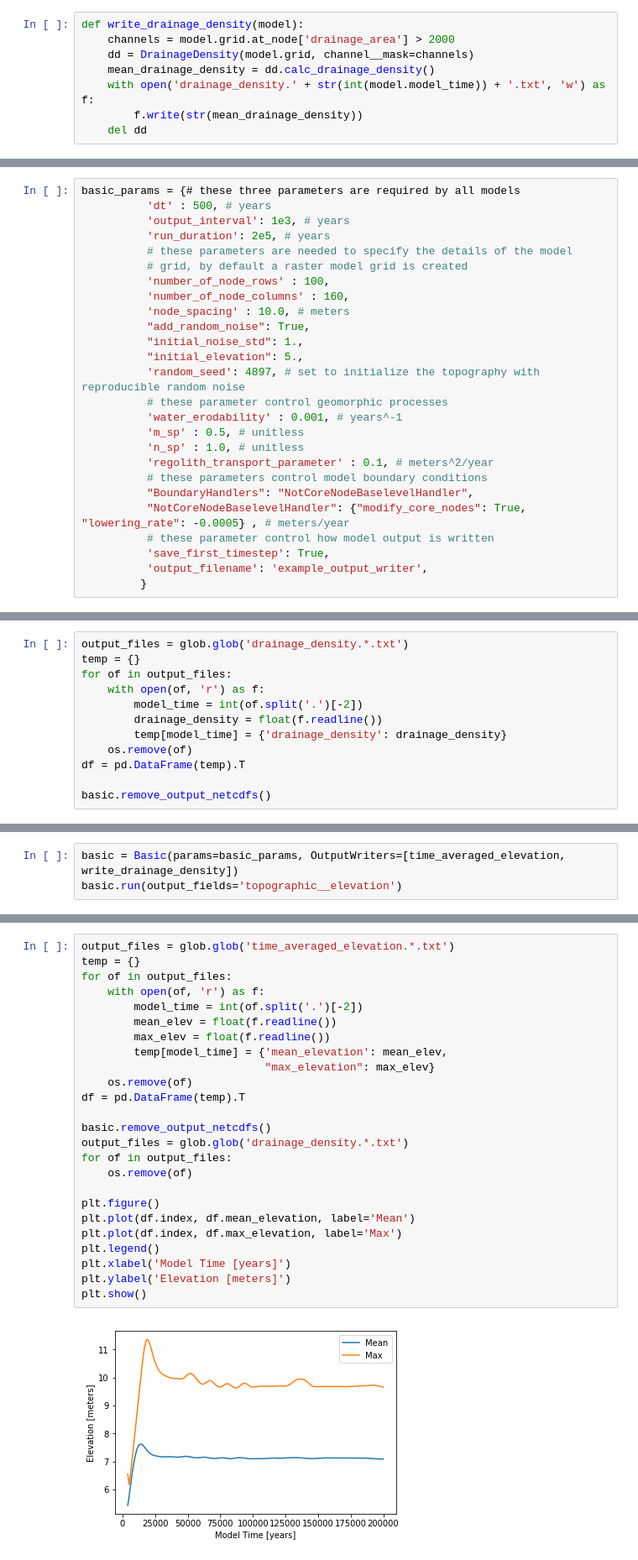
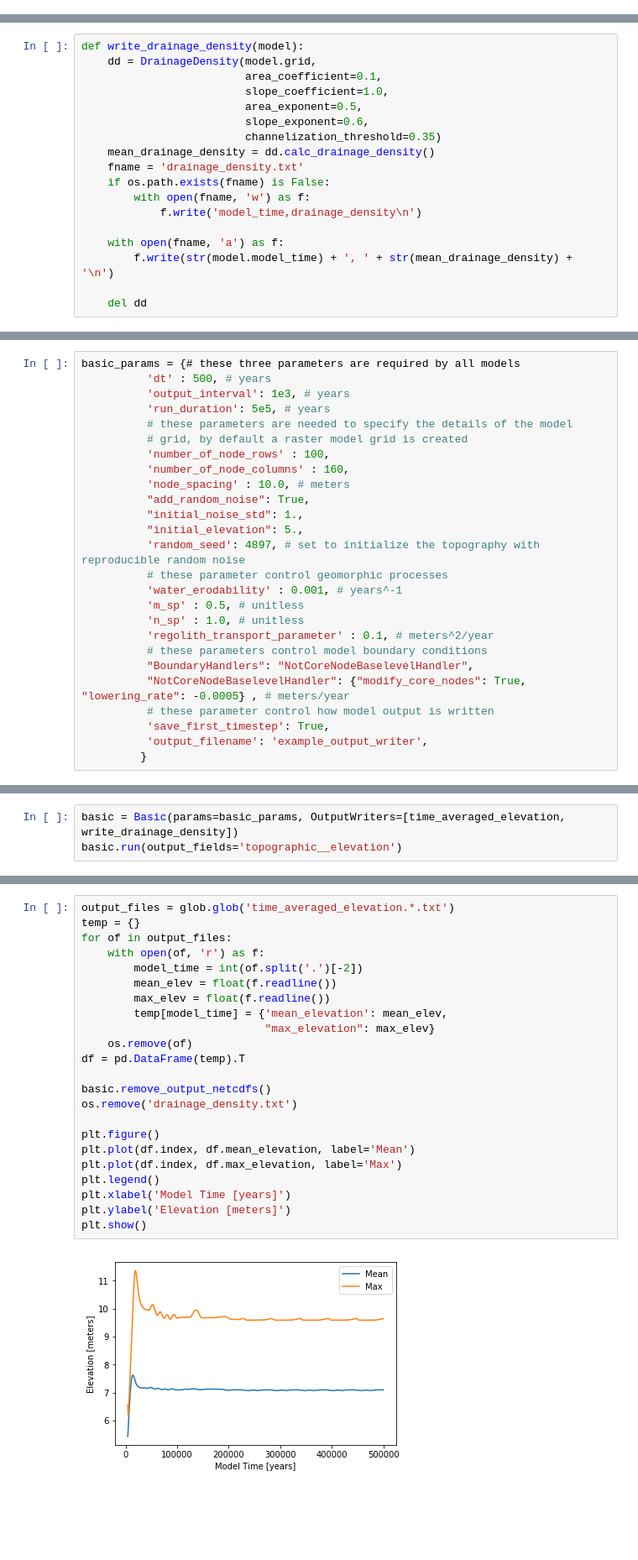
Before and after one commit to TerrainBento/examples_tests_and_tutorials, a Jupyter notebook: example_usage/introduction_to_output_writers.ipynb, the cells around one changed output, grey strips where cells are left out. Shown: that part at 84% size. Cells and saved outputs as stored; diff of their text form; blank space fills up the shorter version.

```diff
--- a/example_usage/introduction_to_output_writers.ipynb
+++ b/example_usage/introduction_to_output_writers.ipynb
@@ -34,11 +42,3 @@ from landlab.components import DrainageDensity
 from landlab import imshow_grid
 
 from terrainbento import Basic
-# %%
-def write_drainage_density(model):
-    channels = model.grid.at_node['drainage_area'] > 2000
-    dd = DrainageDensity(model.grid, channel__mask=channels)
-    mean_drainage_density = dd.calc_drainage_density()
-    with open('drainage_density.' + str(int(model.model_time)) + '.txt', 'w') as f:
-        f.write(str(mean_drainage_density))
-    del dd
@@ -44,0 +64,18 @@ def write_drainage_density(model):
+# %%
+def write_drainage_density(model):
+    dd = DrainageDensity(model.grid,
+                         area_coefficient=0.1,
+                         slope_coefficient=1.0,
+                         area_exponent=0.5,
+                         slope_exponent=0.6,
+                         channelization_threshold=0.35)
+    mean_drainage_density = dd.calc_drainage_density()
+    fname = 'drainage_density.txt'
+    if os.path.exists(fname) is False:
+        with open(fname, 'w') as f:
+            f.write('model_time,drainage_density\n')
+
+    with open(fname, 'a') as f:
+        f.write(str(model.model_time) + ', ' + str(mean_drainage_density) + '\n')
+
+    del dd
@@ -46,7 +85,7 @@ def write_drainage_density(model):
 basic_params = {# these three parameters are required by all models
           'dt' : 500, # years
           'output_interval': 1e3, # years
-          'run_duration': 2e5, # years
+          'run_duration': 5e5, # years
           # these parameters are needed to specify the details of the model
           # grid, by default a raster model grid is created
           'number_of_node_rows' : 100,
@@ -79,12 +116,0 @@ imshow_grid(basic.grid, channels)
-# %%
-output_files = glob.glob('drainage_density.*.txt')
-temp = {}
-for of in output_files:
-    with open(of, 'r') as f:
-        model_time = int(of.split('.')[-2])
-        drainage_density = float(f.readline())
-        temp[model_time] = {'drainage_density': drainage_density}
-    os.remove(of)
-df = pd.DataFrame(temp).T
-
-basic.remove_output_netcdfs()
@@ -132,27 +199,25 @@ basic.run(output_fields='topographic__elevation')
 # %%
 output_files = glob.glob('time_averaged_elevation.*.txt')
 temp = {}
 for of in output_files:
     with open(of, 'r') as f:
         model_time = int(of.split('.')[-2])
         mean_elev = float(f.readline())
         max_elev = float(f.readline())
         temp[model_time] = {'mean_elevation': mean_elev,
                             "max_elevation": max_elev}
     os.remove(of)
 df = pd.DataFrame(temp).T
 
 basic.remove_output_netcdfs()
-output_files = glob.glob('drainage_density.*.txt')
-for of in output_files:
-    os.remove(of)
+os.remove('drainage_density.txt')
 
 plt.figure()
 plt.plot(df.index, df.mean_elevation, label='Mean')
 plt.plot(df.index, df.max_elevation, label='Max')
 plt.legend()
 plt.xlabel('Model Time [years]')
 plt.ylabel('Elevation [meters]')
 plt.show()
 # %% [output]
-[figure, old version]
+[figure, new version]
```
Also changed, not shown: parts of 24 cells of this notebook, 1 other file.
